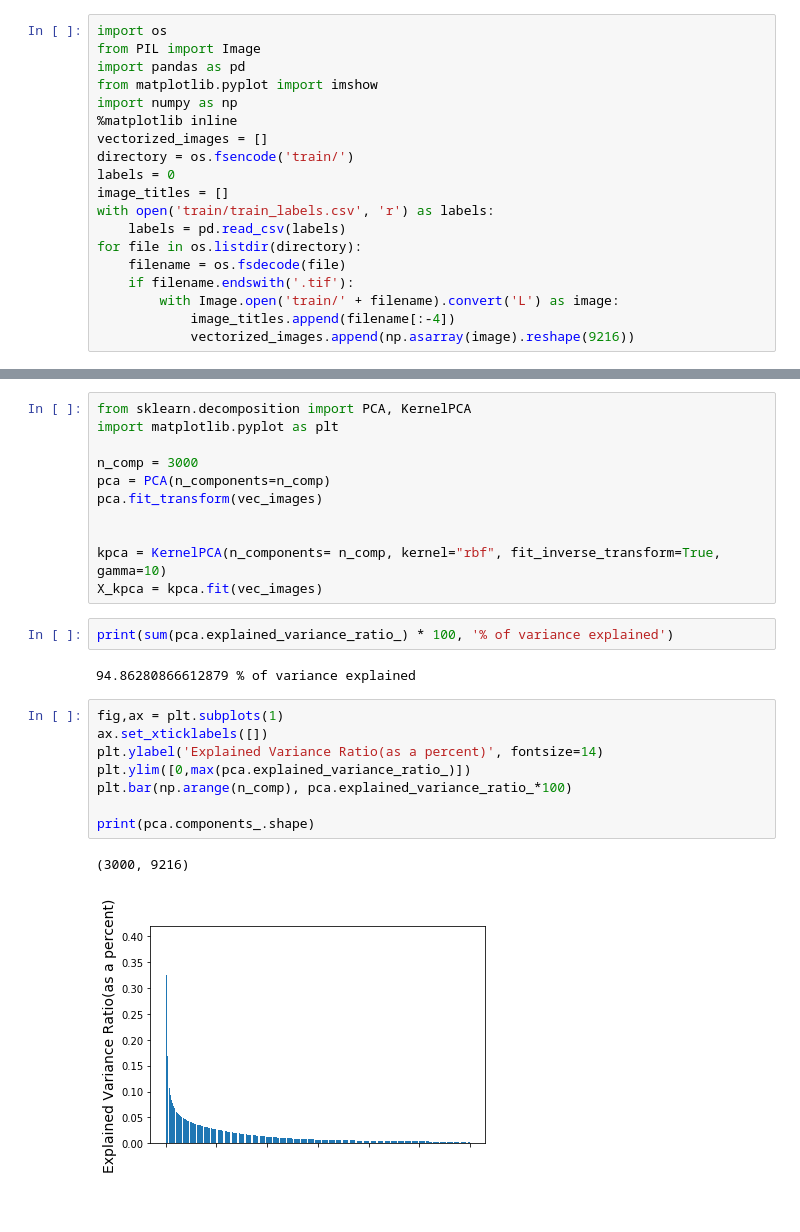
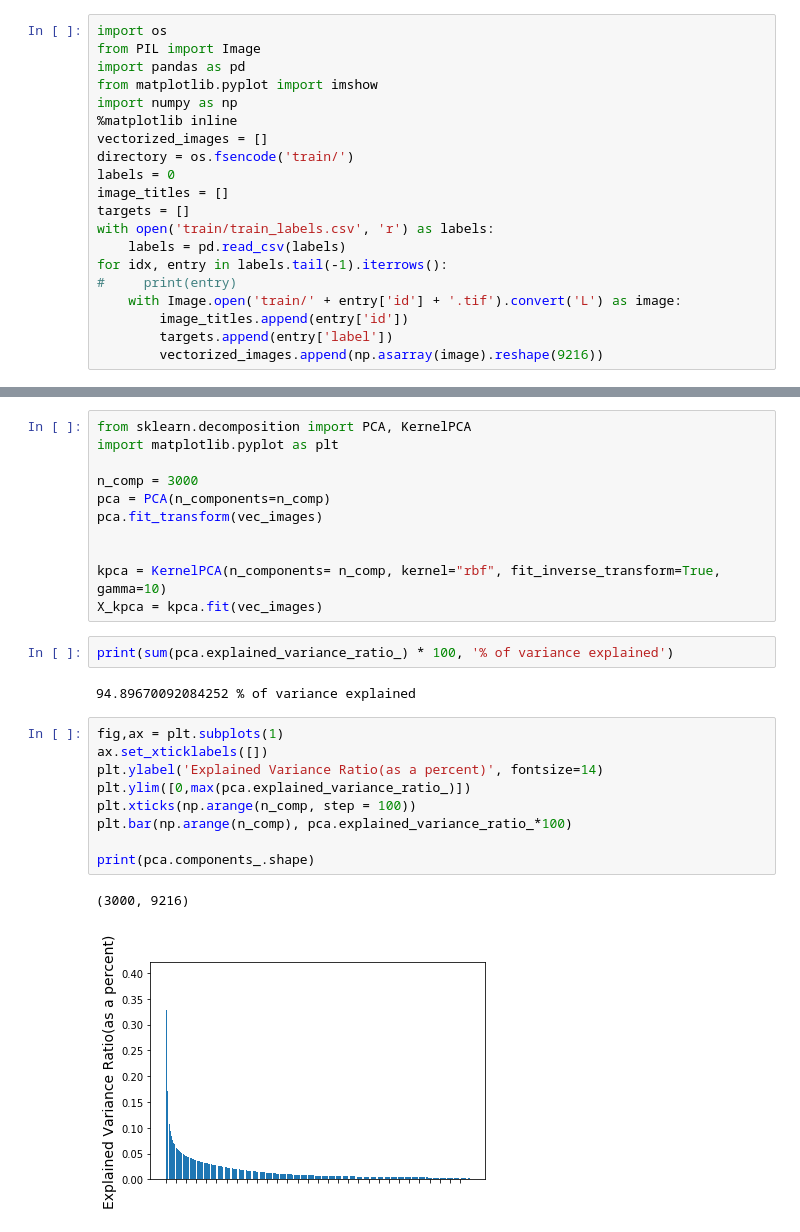
Before and after one commit to rasimon22/CSE7324, a Jupyter notebook: Lab2/Lab2.ipynb, the cells around one changed output, grey strips where cells are left out. Drawn from its saved outputs; the diff is of its cells as text.

```diff
--- a/Lab2/Lab2.ipynb
+++ b/Lab2/Lab2.ipynb
@@ -9,14 +52,15 @@ vectorized_images = []
 directory = os.fsencode('train/')
 labels = 0
 image_titles = []
+targets = []
 with open('train/train_labels.csv', 'r') as labels:
     labels = pd.read_csv(labels)
-for file in os.listdir(directory):
-    filename = os.fsdecode(file)
-    if filename.endswith('.tif'):
-        with Image.open('train/' + filename).convert('L') as image:
-            image_titles.append(filename[:-4])
-            vectorized_images.append(np.asarray(image).reshape(9216))
+for idx, entry in labels.tail(-1).iterrows():
+#     print(entry)
+    with Image.open('train/' + entry['id'] + '.tif').convert('L') as image:
+        image_titles.append(entry['id'])
+        targets.append(entry['label'])
+        vectorized_images.append(np.asarray(image).reshape(9216))
 # %%
 import matplotlib.pyplot as plt
 fig = plt.figure(figsize=(10,10))
@@ -54,18 +122,19 @@ X_kpca = kpca.fit(vec_images)
 # %%
 print(sum(pca.explained_variance_ratio_) * 100, '% of variance explained')
 # %% [output]
-94.86280866612879 % of variance explained
+94.89670092084252 % of variance explained
 # %%
 fig,ax = plt.subplots(1)
 ax.set_xticklabels([])
 plt.ylabel('Explained Variance Ratio(as a percent)', fontsize=14)
 plt.ylim([0,max(pca.explained_variance_ratio_)])
+plt.xticks(np.arange(n_comp, step = 100))
 plt.bar(np.arange(n_comp), pca.explained_variance_ratio_*100)
 
 print(pca.components_.shape)
 # %% [output]
 (3000, 9216)
-[figure, old version]
+[figure, new version]
 # %%
 eigencells = pca.components_.reshape((n_comp, 96, 96))
 fig = plt.figure(figsize=(10,10))
```
Also changed, not shown: parts of 16 cells of this notebook.
